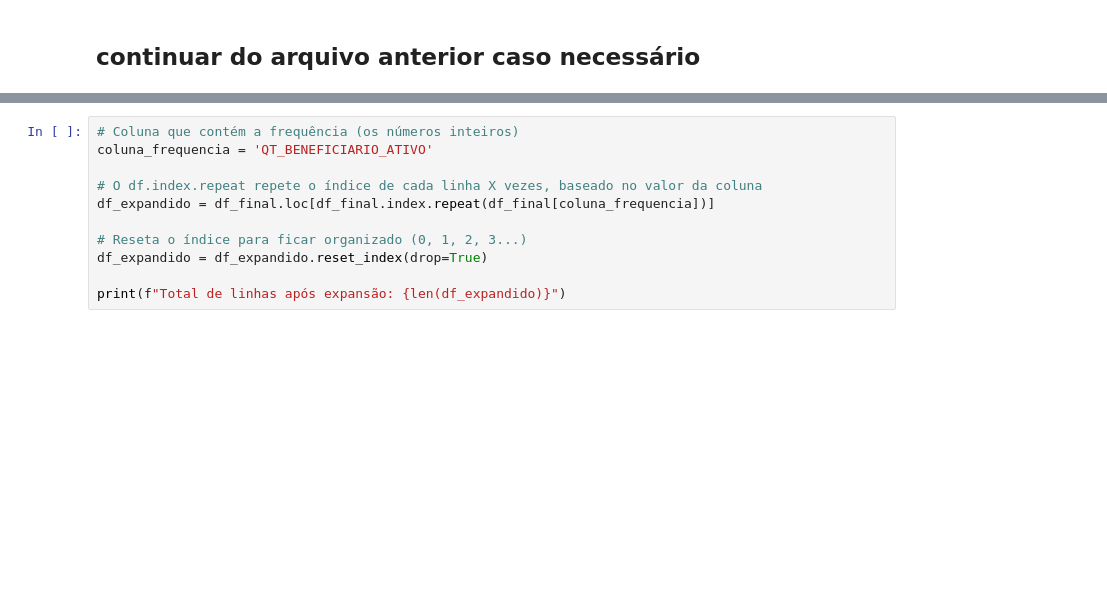
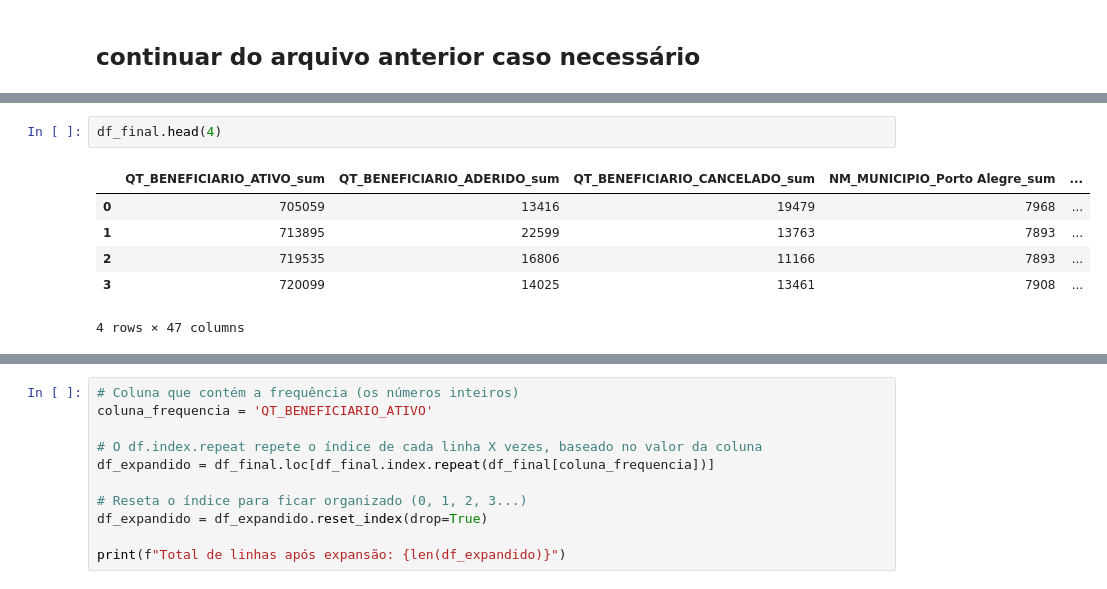
Before and after one commit to LUISTHOMAS77/projeto_aplicado, a Jupyter notebook: Cópia_de_PROJETO_APLICADO_bkp.ipynb, the cells around one changed output, grey strips where cells are left out. Cells and saved outputs as stored; diff of their text form; blank space fills up the shorter version.

```diff
--- a/Cópia_de_PROJETO_APLICADO_bkp.ipynb
+++ b/Cópia_de_PROJETO_APLICADO_bkp.ipynb
@@ -131,0 +477,9 @@ Arquivo salvo com sucesso!
+# %%
+df_final.head(4)
+# %% [output]
+|  | QT_BENEFICIARIO_ATIVO_sum | QT_BENEFICIARIO_ADERIDO_sum | QT_BENEFICIARIO_CANCELADO_sum | NM_MUNICIPIO_Porto Alegre_sum | ... |
+| 0 | 705059 | 13416 | 19479 | 7968 | ... |
+| 1 | 713895 | 22599 | 13763 | 7893 | ... |
+| 2 | 719535 | 16806 | 11166 | 7893 | ... |
+| 3 | 720099 | 14025 | 13461 | 7908 | ... |
+4 rows × 47 columns
```
Also changed, not shown: parts of 41 cells of this notebook.
